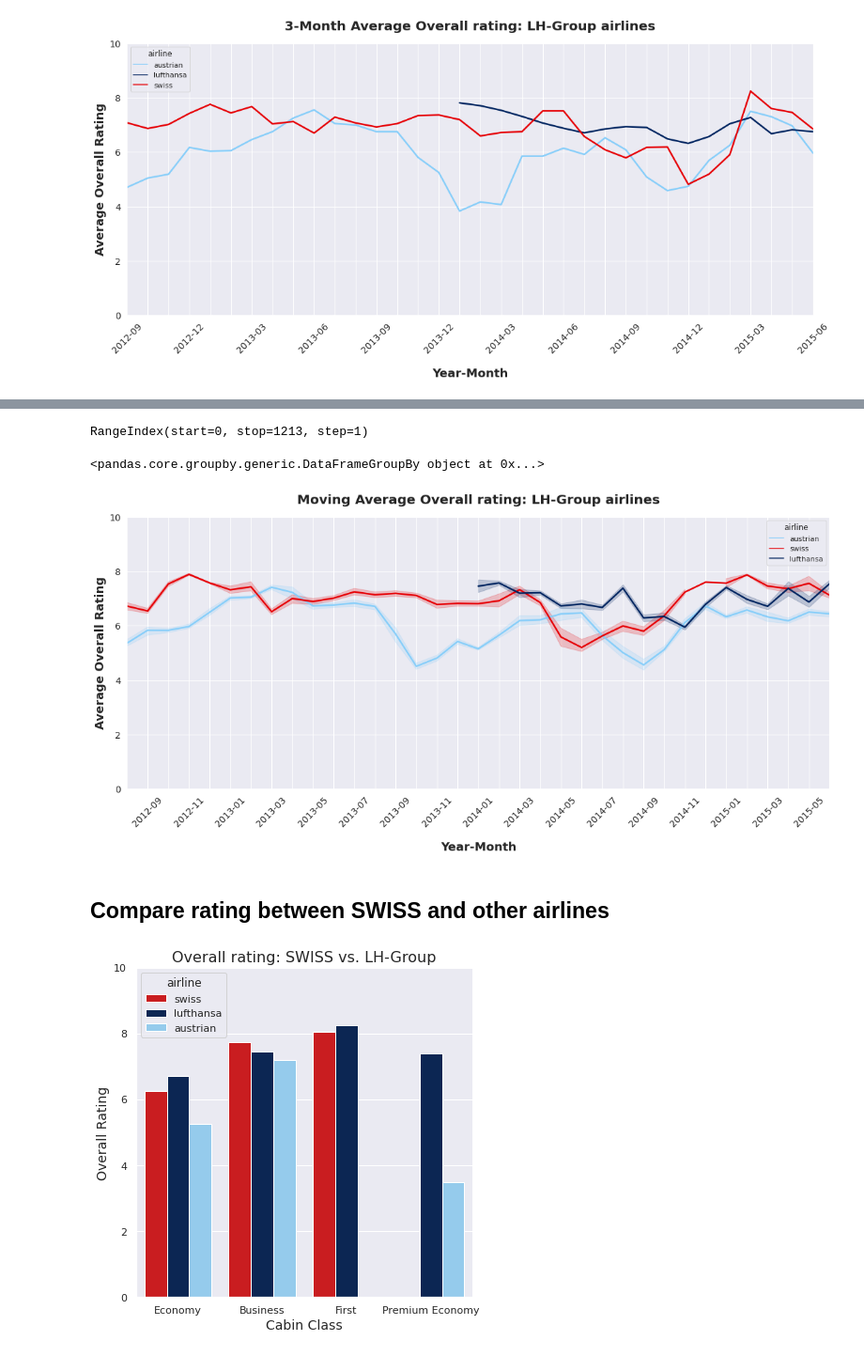
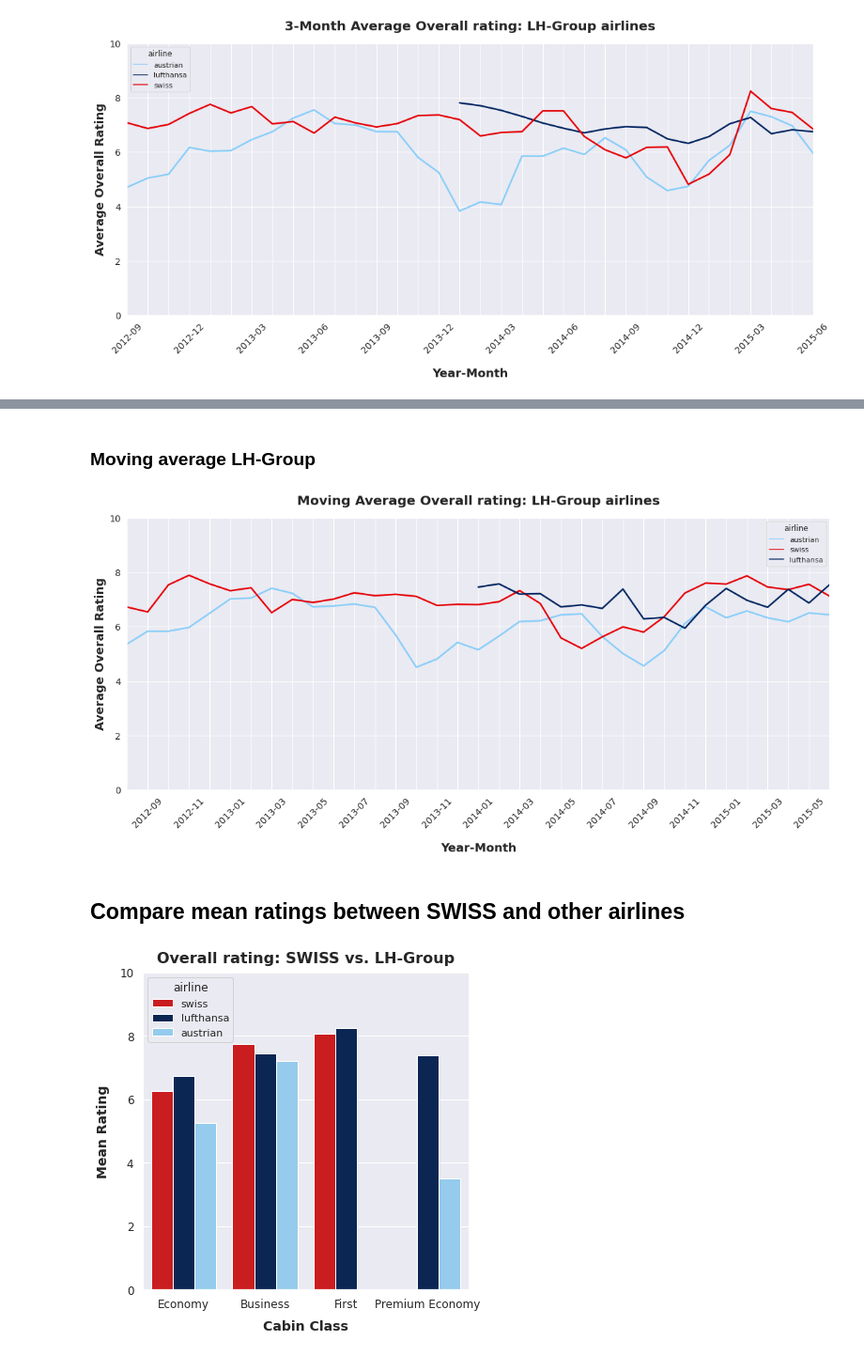
Before and after one commit to gremue/skytrax_analysis, a Jupyter notebook: Analysis.ipynb, the cells around one changed output, grey strips where cells are left out. Shown at 94% size. Drawn from its saved outputs; the diff is of its cells as text; code cells hidden in the pictures.

```diff
--- a/Analysis.ipynb
+++ b/Analysis.ipynb
@@ -417,7 +471,7 @@ The feature **inflight_intertainment_rating** is missing sometimes (probably on
 ### Apply missing data removal strategies
 # %%
 # remove NaN values for each airline group
-lhGroup = remove_nan(lhGroup,5)
-fiveStar = remove_nan(fiveStar,5)
-legacyCarrier = remove_nan(legacyCarrier, 19) # higher threshold necessary
-european = remove_nan(european,5)
+lhGroup = remove_nan(lhGroup)
+fiveStar = remove_nan(fiveStar)
+legacyCarrier = remove_nan(legacyCarrier) # higher threshold necessary
+european = remove_nan(european)
@@ -511,3 +547,8 @@ legacySet = pd.concat([lhGroup['swiss'], legacyCarrier['united'],
 
 europeanSet = pd.concat([lhGroup['swiss'], european['airfrance'],
                      european['klm'], european['british']])
+# %%
+groupSet['group'] = 'LH-Group'
+fiveStarSet['group'] = 'FiveStar'
+legacySet['group'] = 'Legacy'
+europeanSet['group'] = 'European'
@@ -665,29 +684,0 @@ datapointMean.head()
-# %%
-datapointMean = reviewTimeline.drop(columns={'cabin_flown'})
-
-#datapointMean = datapointMean.set_index(['Airline','date'])#['overall_rating'].mean()#.mean()#.mean()
-#datapointMean = datapointMean.rolling(20).mean()
-
-overallMean = datapointMean.groupby(['airline'])['overall_rating'].rolling(3).mean()#.reset_index(0,drop=True)#.reset_index()#,'date'])
-#datapointMean['rolling_overall'] = datapointMean['overall_rating'].rolling(3).mean()
-#monthlyMean = monthlyMean.reset_index() #= rollingMean.groupby(['Airline','date']).rolling(3,1).mean()#rolling(window=3)['overall_rating'].mean()
-#rollingMean = monthlyMean.groupby(['Airline']).rolling(3,1, on='date').mean()
-#datapointMean.head()
-datapointMean.reset_index().index
-# %% [output]
-RangeIndex(start=0, stop=1213, step=1)
-# %%
-#overallMean.reset_index().index
-datapointMean = reviewTimeline.drop(columns={'cabin_flown'})
-date = datapointMean.groupby(['airline'])
-#datapointMean = datapointMean.drop(columns={'date'})
-
-
-ast = datapointMean.groupby(['airline']).rolling(3).mean(numeric_only=True)
-#ast = datapointMean.set_index(['Airline'])
-#bst = datapointMean.groupby(['Airline'])
-#date = datapointMean.groupby(['Airline'])['date']
-#datapointMean = datapointMean.drop(columns='date')
-date
-# %% [output]
-<pandas.core.groupby.generic.DataFrameGroupBy object at 0x...>
@@ -709 +685,3 @@ ast['date'] = ast['date'].dt.strftime('%Y-%m')
+# %% [markdown]
+### Moving average LH-Group
 # %%
@@ -722,47 +698,45 @@ ast['date'] = ast['date'].dt.strftime('%Y-%m')
 # %%
+# create ax and figure object
 rollingFig, rollingAx = plt.subplots(1,1, figsize=(16,8))
 
-rollingAx = sns.lineplot(x="date", y="overall_rating", hue="airline", palette=groupPalette, data=ast, lw=2.5)
-
-#xticks = ast.index.get_level_values(0)
-
-
-#date_form = DateFormatter('%Y-%M')
-rollingAx.tick_params(axis='x', rotation=45)
-
+rollingAx = sns.lineplot(x="date", y="overall_rating", hue="airline",
+                         palette=groupPalette, data=rollingMean, err_style=None, lw=2.5)
 
 rollingAx.set_xlabel('Year-Month', fontsize=18, fontweight='bold', labelpad=20)
 rollingAx.set_ylabel('Average Overall Rating', fontsize=18, fontweight='bold')
 rollingAx.set_title('Moving Average Overall rating: LH-Group airlines',fontsize=20, fontweight='bold', pad=20)
 
 rollingAx.tick_params(axis='both', which='major', labelsize=14)
+rollingAx.tick_params(axis='x', rotation=45)
 
-rollingAx.set_xlim(xticks[2],xticks[-4])
+rollingAx.set_xlim(xticks[2],xticks[-4]) # use xticks from monthlyMean
 rollingAx.set_ylim(0, 10)
 
-# kann man über Locator und Formatter schöner lösen, aber tut hier seinen Zweck
+# hide every second label -> there is probably a more elegant way to do this, but it works...
 for index, label in enumerate(rollingAx.xaxis.get_ticklabels()):
     if index % 2 != 0:
         label.set_visible(False)
 
 rollingFig.tight_layout()
 # %% [output]
-[figure, old version]
+[figure, new version]
 # %% [markdown]
-## Compare rating between SWISS and other airlines
+## Compare mean ratings between SWISS and other airlines
 # %%
 g = sns.catplotg = sns.catplot(
     data=groupSet, kind="bar",
     x="cabin_flown", y="overall_rating", hue="airline", palette=groupPalette,
     height=6, ci=None, legend_out=False
 )
-g.ax.set_xlabel('Cabin Class', fontsize=14)
-g.ax.set_ylabel('Overall Rating', fontsize=14)
-g.ax.set_title('Overall rating: SWISS vs. LH-Group',fontsize=16)
+g.ax.set_xlabel('Cabin Class', fontsize=14, fontweight='bold', labelpad=10)
+g.ax.set_ylabel('Mean Rating', fontsize=14, fontweight='bold', labelpad=10)
+g.ax.set_title('Overall rating: SWISS vs. LH-Group',fontsize=16, fontweight='bold', pad=10)
+g.ax.tick_params(axis='both', which='major', labelsize=12)
+
 g.ax.set_ylim(0,10)
 g.fig.tight_layout()
 # %% [output]
-[figure, old version]
+[figure, new version]
 # %%
 g = sns.catplot(
     data=fiveStarSet, kind="bar",
```
Also changed, not shown: parts of 101 cells of this notebook.
